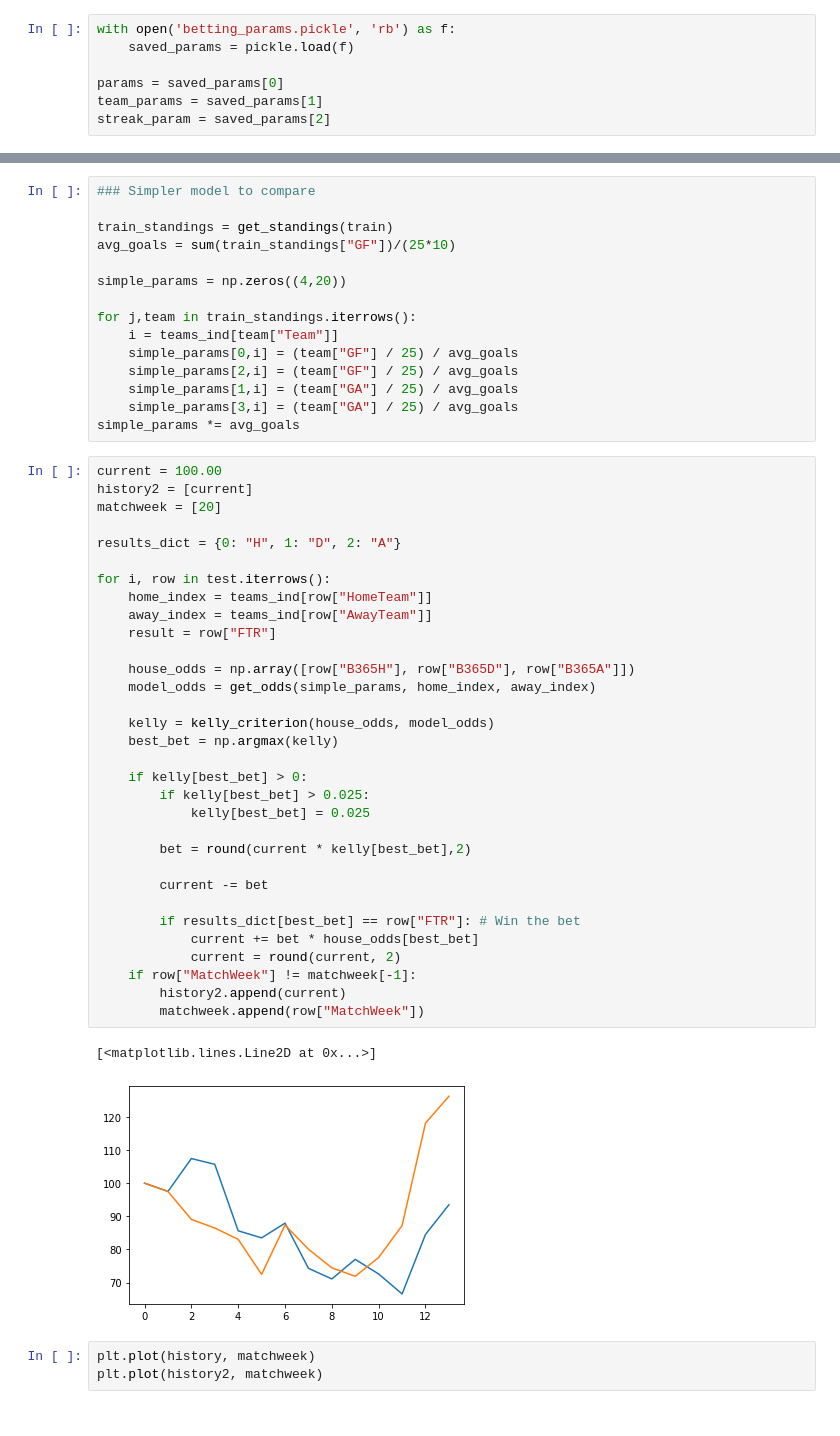
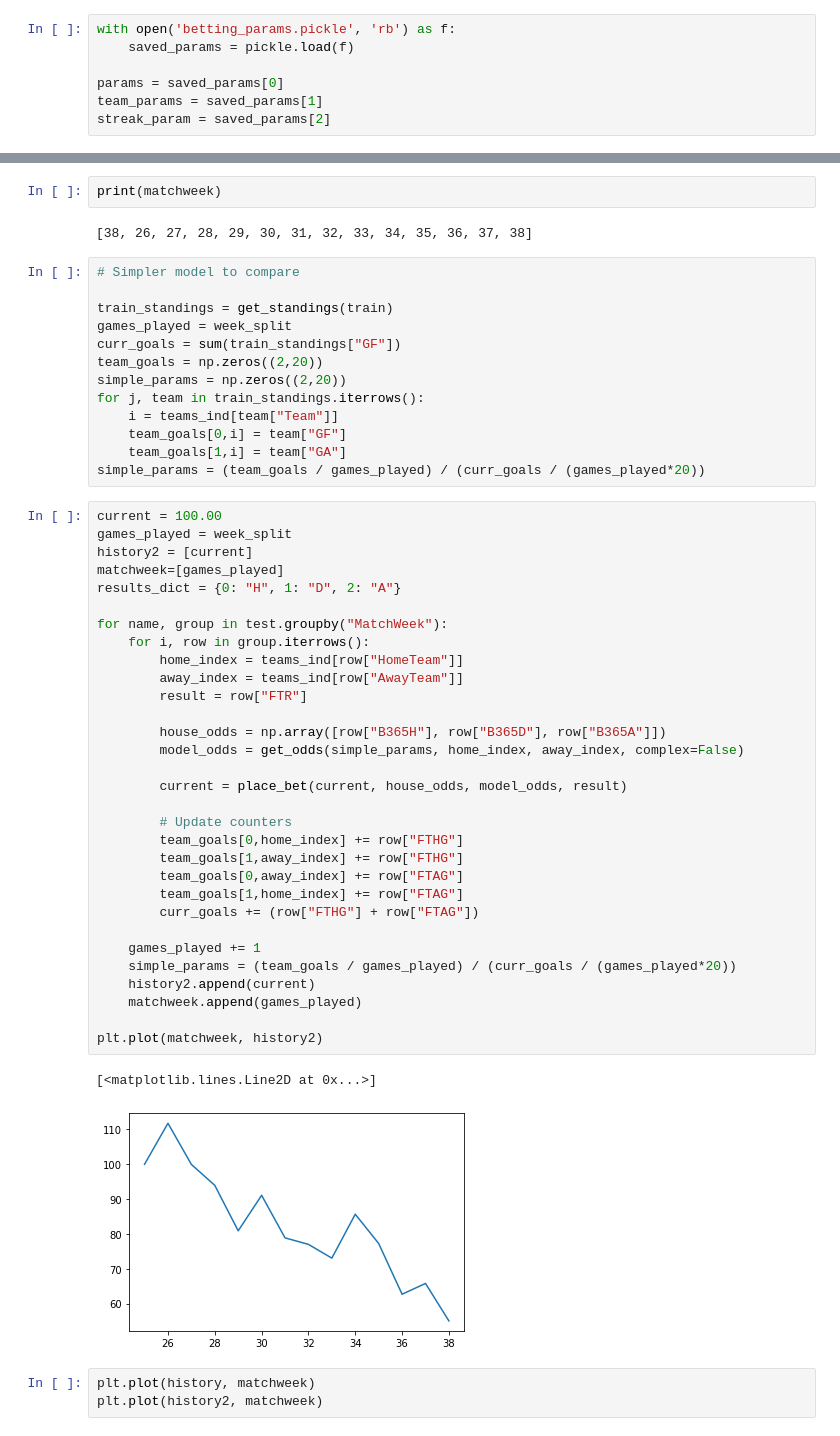
Before and after one commit to lanele73/apm348-project, a Jupyter notebook: betting.ipynb, the cells around one changed output, grey strips where cells are left out. Drawn from its saved outputs; the diff is of its cells as text.

```diff
--- a/betting.ipynb
+++ b/betting.ipynb
@@ -123,53 +125,54 @@ plt.plot(history)
+# %%
+print(matchweek)
+# %% [output]
+[38, 26, 27, 28, 29, 30, 31, 32, 33, 34, 35, 36, 37, 38]
 # %%
-### Simpler model to compare
+# Simpler model to compare
 
 train_standings = get_standings(train)
-avg_goals = sum(train_standings["GF"])/(25*10)
-
-simple_params = np.zeros((4,20))
-
-for j,team in train_standings.iterrows():
+games_played = week_split
+curr_goals = sum(train_standings["GF"])
+team_goals = np.zeros((2,20))
+simple_params = np.zeros((2,20))
+for j, team in train_standings.iterrows():
     i = teams_ind[team["Team"]]
-    simple_params[0,i] = (team["GF"] / 25) / avg_goals
-    simple_params[2,i] = (team["GF"] / 25) / avg_goals
-    simple_params[1,i] = (team["GA"] / 25) / avg_goals
-    simple_params[3,i] = (team["GA"] / 25) / avg_goals
-simple_params *= avg_goals
+    team_goals[0,i] = team["GF"]
+    team_goals[1,i] = team["GA"]
+simple_params = (team_goals / games_played) / (curr_goals / (games_played*20))
 # %%
 current = 100.00
+games_played = week_split
 history2 = [current]
-matchweek = [20]
-
+matchweek=[games_played]
 results_dict = {0: "H", 1: "D", 2: "A"}
 
-for i, row in test.iterrows():
-    home_index = teams_ind[row["HomeTeam"]]
-    away_index = teams_ind[row["AwayTeam"]]
-    result = row["FTR"]
+for name, group in test.groupby("MatchWeek"):
+    for i, row in group.iterrows():
+        home_index = teams_ind[row["HomeTeam"]]
+        away_index = teams_ind[row["AwayTeam"]]
+        result = row["FTR"]
 
-    house_odds = np.array([row["B365H"], row["B365D"], row["B365A"]])
-    model_odds = get_odds(simple_params, home_index, away_index)
+        house_odds = np.array([row["B365H"], row["B365D"], row["B365A"]])
+        model_odds = get_odds(simple_params, home_index, away_index, complex=False)
 
-    kelly = kelly_criterion(house_odds, model_odds)
-    best_bet = np.argmax(kelly)
+        current = place_bet(current, house_odds, model_odds, result)
 
-    if kelly[best_bet] > 0:
-        if kelly[best_bet] > 0.025:
-            kelly[best_bet] = 0.025
+        # Update counters
+        team_goals[0,home_index] += row["FTHG"]
+        team_goals[1,away_index] += row["FTHG"]
+        team_goals[0,away_index] += row["FTAG"]
+        team_goals[1,home_index] += row["FTAG"]
+        curr_goals += (row["FTHG"] + row["FTAG"])
 
-        bet = round(current * kelly[best_bet],2)
+    games_played += 1
+    simple_params = (team_goals / games_played) / (curr_goals / (games_played*20))
+    history2.append(current)
+    matchweek.append(games_played)
 
-        current -= bet
-
-        if results_dict[best_bet] == row["FTR"]: # Win the bet
-            current += bet * house_odds[best_bet]
-            current = round(current, 2)
-    if row["MatchWeek"] != matchweek[-1]:
-        history2.append(current)
-        matchweek.append(row["MatchWeek"])
+plt.plot(matchweek, history2)
 # %% [output]
 [<matplotlib.lines.Line2D at 0x...>]
-[figure, old version]
+[figure, new version]
 # %%
 plt.plot(history, matchweek)
 plt.plot(history2, matchweek)
```
Also changed, not shown: parts of 2 cells of this notebook, 1 other file.
